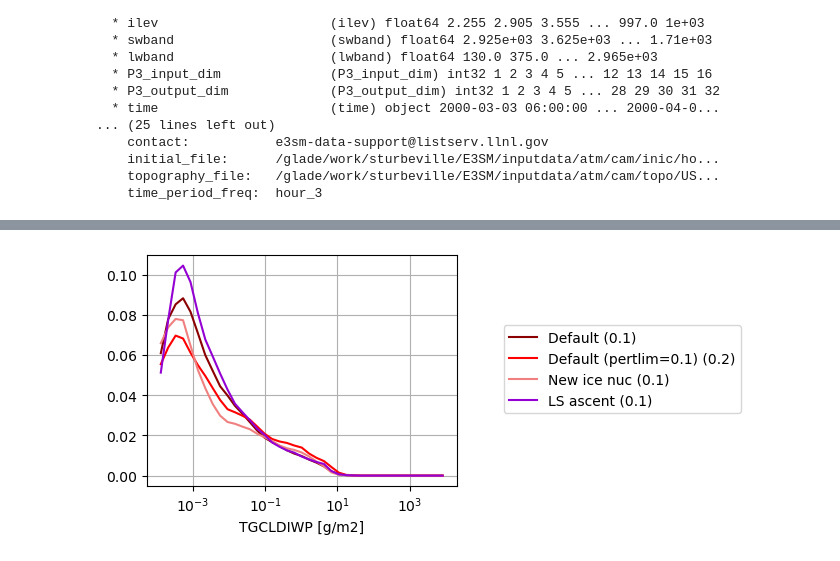
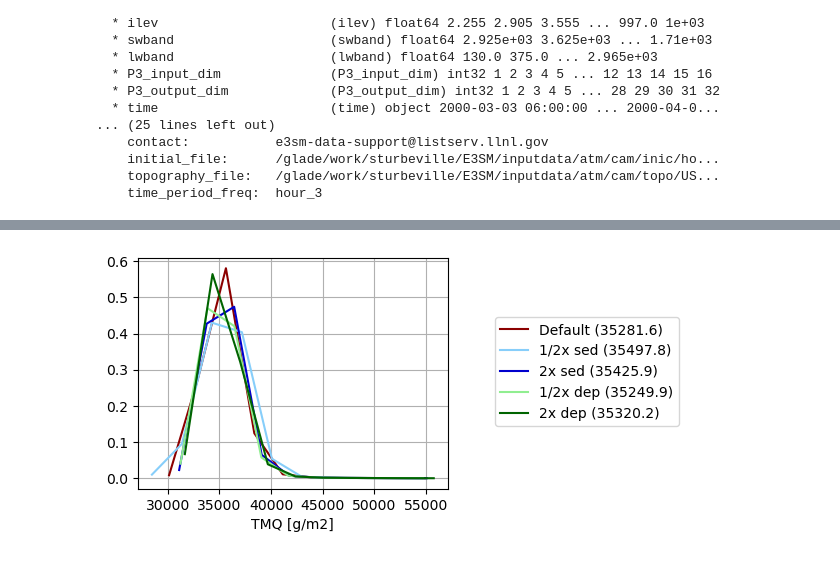
Before and after one commit to smturbev/scmlib, a Jupyter notebook: DP_diagnostics/notebooks/compare_runs.ipynb, the cells around one changed output, grey strips where cells are left out. Saved outputs shown, nothing was run; the diff lists cells and outputs as text; code cells hidden in the pictures.

```diff
--- a/DP_diagnostics/notebooks/compare_runs.ipynb
+++ b/DP_diagnostics/notebooks/compare_runs.ipynb
@@ -8,7 +8,7 @@ import warnings
 
 warnings.filterwarnings('ignore')
 
-comp_name = "other"
+comp_name = "sst"
 
 if comp_name=="small":
     runs = ["f_default","g_halfsed","g_2xsed","g_halfdep", "g_2xdep"]
@@ -423,8 +422,8 @@ Coordinates:
     time_period_freq:  hour_3
 # %%
 ## histogram
-var = "TGCLDIWP"
-unit_fac = 1 # 1000 for IWP/TMQ [g/m2]; 1000*3600*24 for PR [mm/day];
+var = "TMQ"
+unit_fac = 1000 # 1000 for IWP/TMQ [g/m2]; 1000*3600*24 for PR [mm/day];
 fig, ax = plt.subplots(1,1, figsize=(4,3))
 savename="hist_"+var+"_"+comp_name
 for i in range(len(runs)):
@@ -440,8 +439,8 @@ for i in range(len(runs)):
     print(var, end="...")
     mean_val = np.nanmean(ds[var])*unit_fac
     var_hist, bin_edges = np.histogram(ds[var]*unit_fac,
-                                       bins=np.logspace(-4,4,40)
-                                       # bins=10
+                                       # bins=np.logspace(-4,4,40)
+                                       bins=10
                                        # bins=np.linspace(0,2,25)
                                       )
     var_hist = var_hist/np.prod(ds[var].shape)
@@ -455,7 +454,7 @@ for i in range(len(runs)):
     else:
         units = ds[var].units
     ax.set(xlabel="{} [{}]".format(var, units),
-           xscale="log"
+           # xscale="log"
           )
     ax.grid(True)
     print(i+1,"of",len(runs),"done.")
@@ -476 +476 @@ saving to plots/compare_runs_hist_TGCLDIWP_other.png
-[figure, old version]
+[figure, new version]
```
Also changed, not shown: parts of 4 cells of this notebook, 13 other files.
